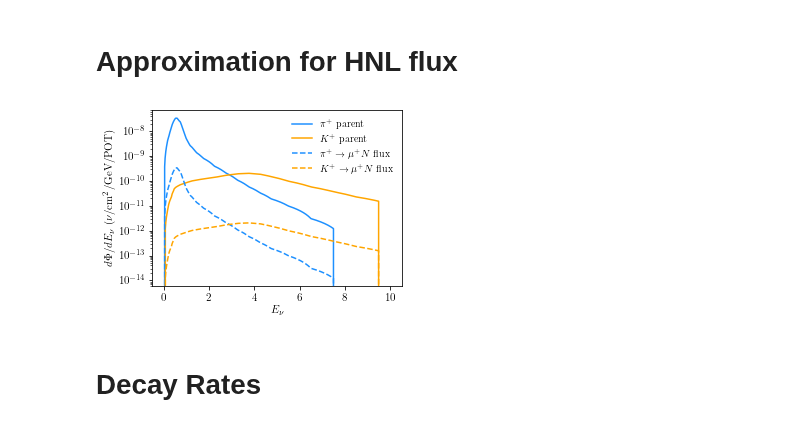
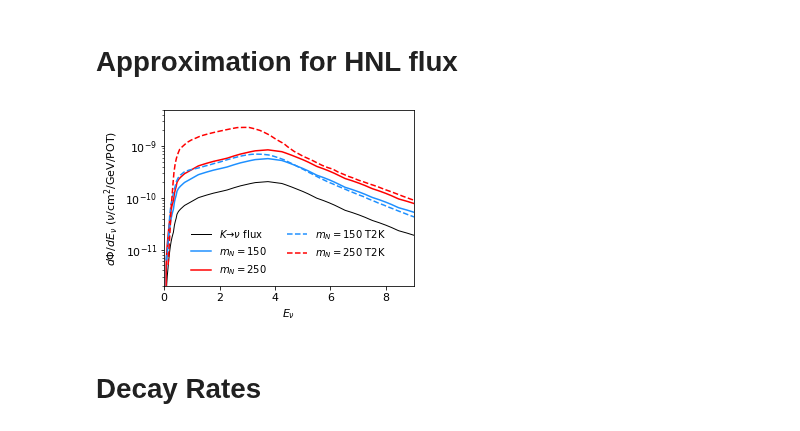
Before and after one commit to mhostert/HNL-DIF, a Jupyter notebook: compute_HNL_flux.ipynb, the cells around one changed output. Drawn from its saved outputs; the diff is of its cells as text; code cells hidden in the pictures.

```diff
--- a/compute_HNL_flux.ipynb
+++ b/compute_HNL_flux.ipynb
@@ -80,30 +80,43 @@ fig.savefig("plots/rho_function.png", dpi=400)
 # %%
 fig = plt.figure()
 ax = fig.add_axes(plot_style.axes_form)
+USQR = 1
 
 x=np.linspace(0,10,1000)
-MN = 0.01
-USQR = 1e-2
 
+#\nu
+ax.plot(x,fK(x), label=r'$K\to\nu$ flux', color= 'black', lw = 1)
+# ax.plot(x,fK(x), label=r'$K^+$ parent', color='orange')
 
-phiN_pi = hnl_tools.dphi_dEN_app(fpi, x, Ualpha4SQR=USQR, mN=MN, parent=lp.pi_plus, daughter=lp.mu_plus)
+MN = 0.150
+# phiN_pi = hnl_tools.dphi_dEN_app(fpi, x, Ualpha4SQR=USQR, mN=MN, parent=lp.pi_plus, daughter=lp.mu_plus)
 phiN_K = hnl_tools.dphi_dEN_app(fK, x, Ualpha4SQR=USQR, mN=MN, parent=lp.K_plus, daughter=lp.mu_plus)
+# ax.plot(x,phiN_pi, label=r'$\pi^+ \to \mu^+ N$', ls='--', color= 'dodgerblue')
+ax.plot(x,phiN_K, label=r'$m_N = 150$', ls='-', color='dodgerblue')
 
-ax.plot(x,fpi(x), label=r'$\pi^+$ parent', color= 'dodgerblue')
-ax.plot(x,fK(x), label=r'$K^+$ parent', color='orange')
-
-ax.plot(x,phiN_pi, label=r'$\pi^+ \to \mu^+ N$ flux', ls='--', color= 'dodgerblue')
-ax.plot(x,phiN_K, label=r'$K^+  \to \mu^+ N$ flux', ls='--', color='orange')
+MN = 0.250
+# phiN_pi = hnl_tools.dphi_dEN_app(fpi, x, Ualpha4SQR=USQR, mN=MN, parent=lp.pi_plus, daughter=lp.mu_plus)
+phiN_K = hnl_tools.dphi_dEN_app(fK, x, Ualpha4SQR=USQR, mN=MN, parent=lp.K_plus, daughter=lp.mu_plus)
+# ax.plot(x,phiN_pi, label=r'$\pi^+ \to \mu^+ N$', ls='--', color= 'dodgerblue')
+ax.plot(x,phiN_K, label=r'$m_N = 250$', ls='-', color='red')
 
 ax.set_xlabel(r"$E_\nu$")
 ax.set_ylabel(r"$d\Phi/dE_\nu$ ($\nu$/cm$^2$/GeV/POT)")
 ax.set_yscale('log')
 
-ax.legend(loc='upper right', frameon=False)
+EN, flux = np.genfromtxt("digitized/T2K_HNL_fluxes/m4_150_MeV_KmuN.dat", unpack = True)
+ax.plot(EN,USQR*flux/1e21, label=r'$m_N = 150$ T2K', ls='--', color='dodgerblue')
+
+EN, flux = np.genfromtxt("digitized/T2K_HNL_fluxes/m4_250_MeV_KmuN.dat", unpack = True)
+ax.plot(EN,USQR*flux/1e21, label=r'$m_N = 250$ T2K', ls='--', color='red')
+
+ax.set_ylim(2e-12,5e-9)
+ax.set_xlim(0,9)
+ax.legend(loc='lower center', frameon=False, ncol=2)
 ax.patch.set_facecolor('None')
 fig.savefig("plots/HNL_fluxes_mN_150.png", dpi=400)
 # %% [output]
-[figure, old version]
+[figure, new version]
 # %% [markdown]
 # Decay Rates
 # %%
```
Also changed, not shown: parts of 8 cells of this notebook, 34 other files.
